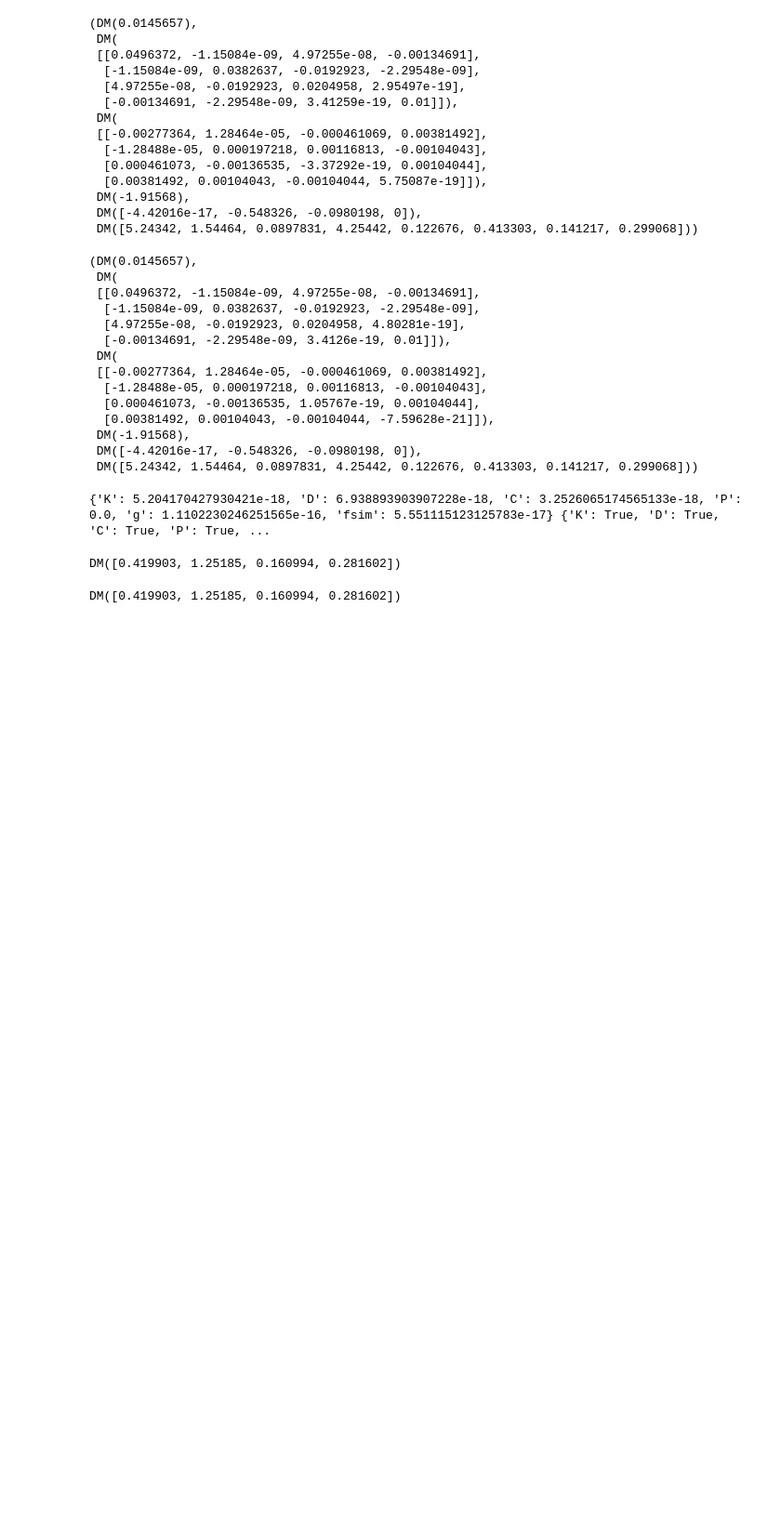
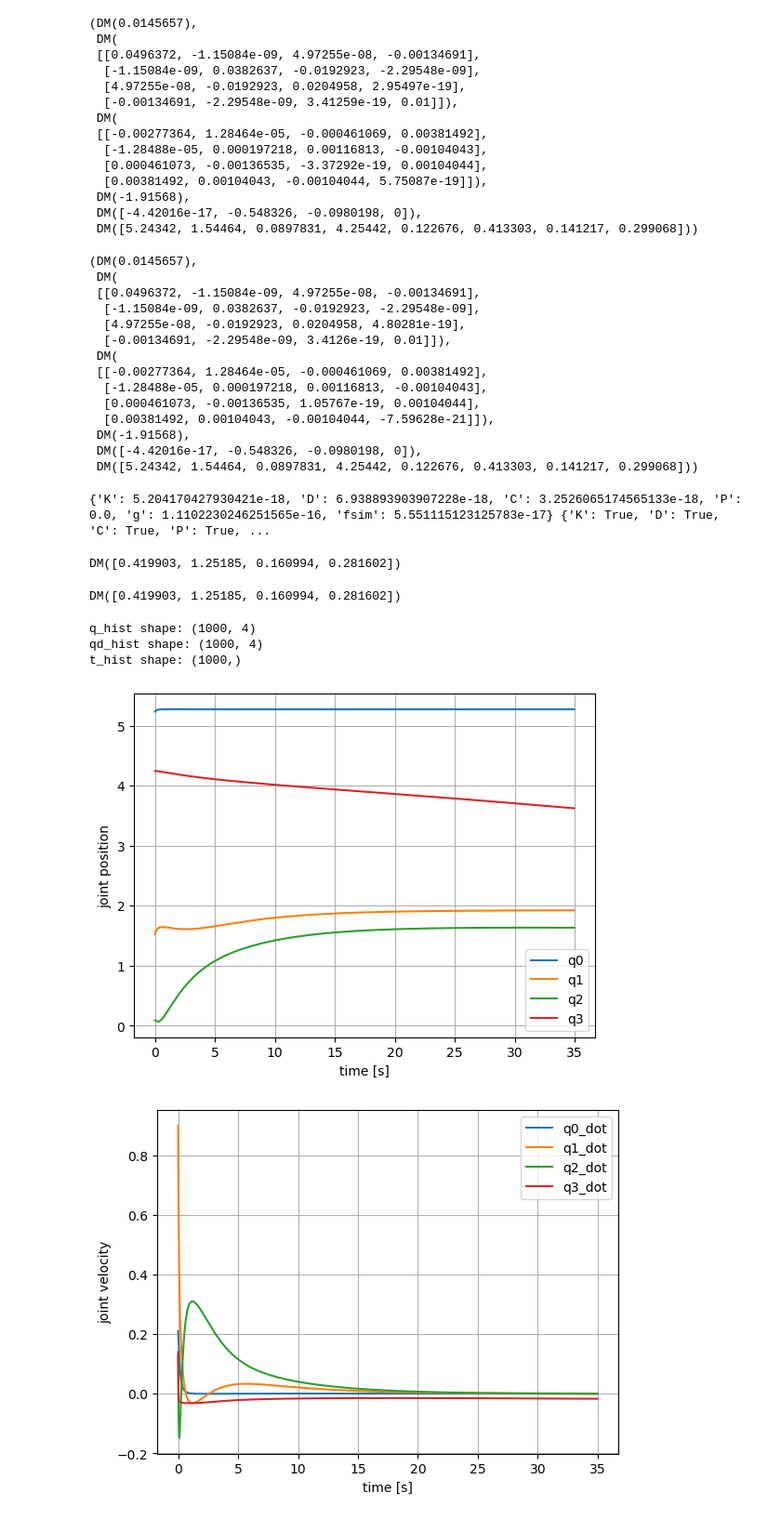
Before and after one commit to edxmorgan/floating-KinDyn, a Jupyter notebook: usage/robot_dynamics.ipynb, the cells around one changed output. Shown at 93% size. Drawn from its saved outputs; the diff is of its cells as text; code cells hidden in the pictures; blank space fills up the shorter version.

```diff
--- a/usage/robot_dynamics.ipynb
+++ b/usage/robot_dynamics.ipynb
@@ -222,0 +224,62 @@ for i in range(10000):
+# %%
+import numpy as np
+import matplotlib.pyplot as plt
+
+N = 1000
+
+q_hist = []
+qd_hist = []
+t_hist = []
+
+x = x0_sample
+
+for k in range(N):
+    # store current state
+    q_hist.append(np.array(x[:4], dtype=float).ravel())
+    qd_hist.append(np.array(x[4:], dtype=float).ravel())
+    t_hist.append(k * alpha_opt_params.delta_t)
+
+    # propagate
+    x = alpha.F_next_reg(
+        x,
+        [0, 0, 0, 0],
+        alpha_opt_params.delta_t,
+        alpha_opt_params.sim_p,
+        [0, 0, 0, 0],
+        2,
+    )
+
+# convert to arrays with shape (N, 4)
+q_hist = np.array(q_hist, dtype=float).reshape(-1, 4)
+qd_hist = np.array(qd_hist, dtype=float).reshape(-1, 4)
+t_hist = np.array(t_hist, dtype=float)
+
+print("q_hist shape:", q_hist.shape)
+print("qd_hist shape:", qd_hist.shape)
+print("t_hist shape:", t_hist.shape)
+
+# plot joint positions
+plt.figure()
+for j in range(4):
+    plt.plot(t_hist, q_hist[:, j], label=f"q{j}")
+plt.xlabel("time [s]")
+plt.ylabel("joint position")
+plt.legend()
+plt.grid(True)
+
+# plot joint velocities
+plt.figure()
+for j in range(4):
+    plt.plot(t_hist, qd_hist[:, j], label=f"q{j}_dot")
+plt.xlabel("time [s]")
+plt.ylabel("joint velocity")
+plt.legend()
+plt.grid(True)
+
+plt.show()
+# %% [output]
+q_hist shape: (1000, 4)
+qd_hist shape: (1000, 4)
+t_hist shape: (1000,)
+[figure, added]
+[figure, added]
```
Also changed, not shown: parts of 2 cells of this notebook, 1 other file.
